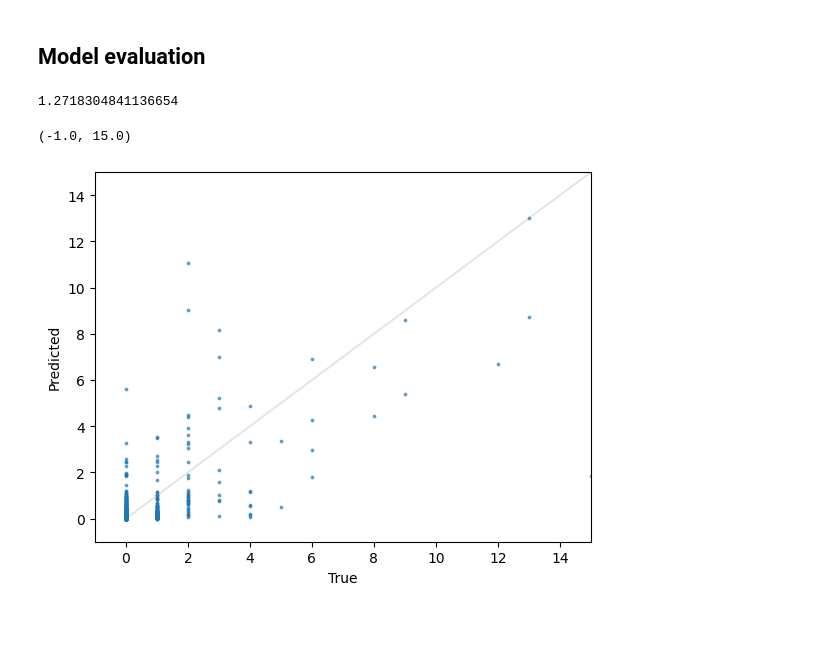
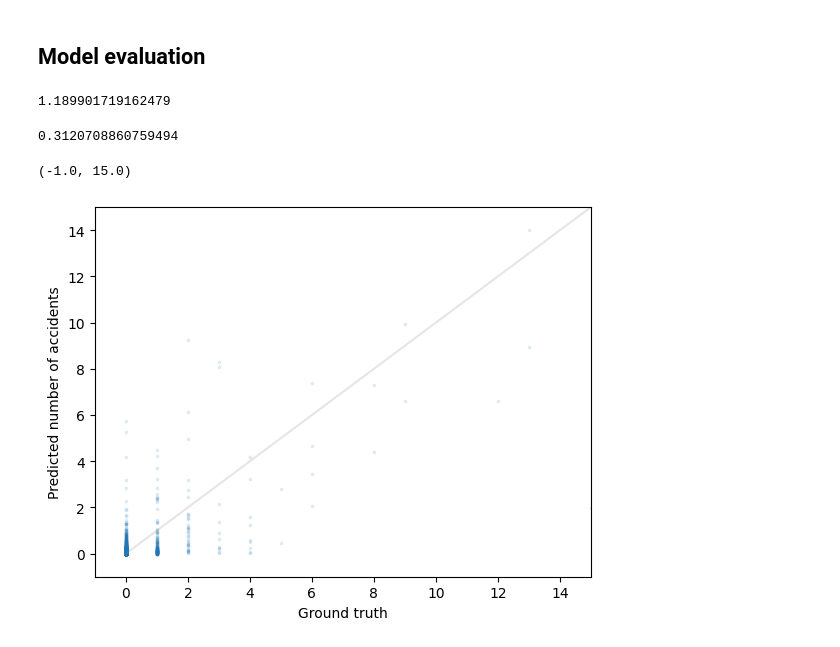
Before and after one commit to sachamuller/velosafe, a Jupyter notebook: examples/Modèle.ipynb, the cells around one changed output. Drawn from its saved outputs; the diff is of its cells as text; code cells hidden in the pictures.

```diff
--- a/examples/Modèle.ipynb
+++ b/examples/Modèle.ipynb
@@ -56,7 +57,7 @@ FEATURES = [
     "PISTE CYCLABLE",
     "VELO RUE",
     "VOIE VERTE",
-    "road length"
+    "road length",
 ]
 
 df = df[FEATURES]
@@ -141,16 +178,20 @@ svm_perf
 # %%
 best_model = random_forest_model
 # %%
-mean_squared_error(y_test, best_model.predict(X_test))
+mean_squared_error(y_test, best_model.predict(X_test), squared=False)
 # %% [output]
-1.2718304841136654
+1.189901719162479
+# %%
+mean_absolute_error(y_test, best_model.predict(X_test))
+# %% [output]
+0.3120708860759494
 # %%
 plt.plot(y_test, y_test, color="gray", alpha=0.2)
-plt.scatter(y_test, best_model.predict(X_test), s=3, alpha=0.6)
-plt.xlabel("True")
-plt.ylabel("Predicted")
+plt.scatter(y_test, best_model.predict(X_test), s=3, alpha=0.1)
+plt.xlabel("Ground truth")
+plt.ylabel("Predicted number of accidents")
 plt.xlim(-1, 15)
 plt.ylim(-1, 15)
 # %% [output]
 (-1.0, 15.0)
-[figure, old version]
+[figure, new version]
```
Also changed, not shown: parts of 4 cells of this notebook, 2 other files.
